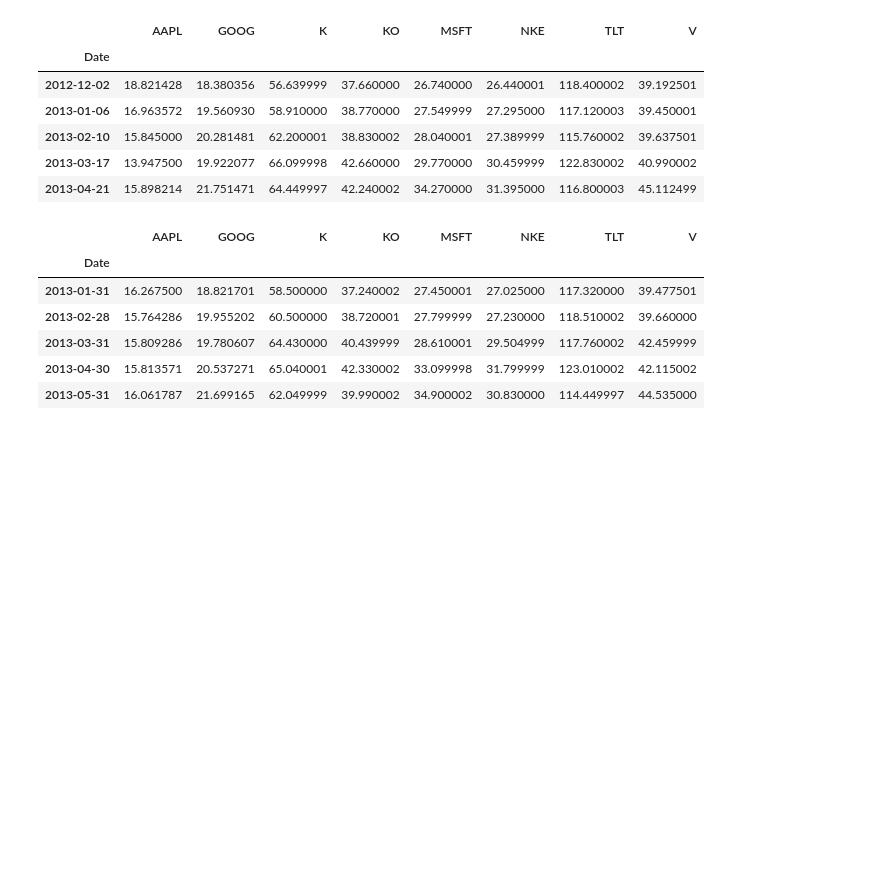
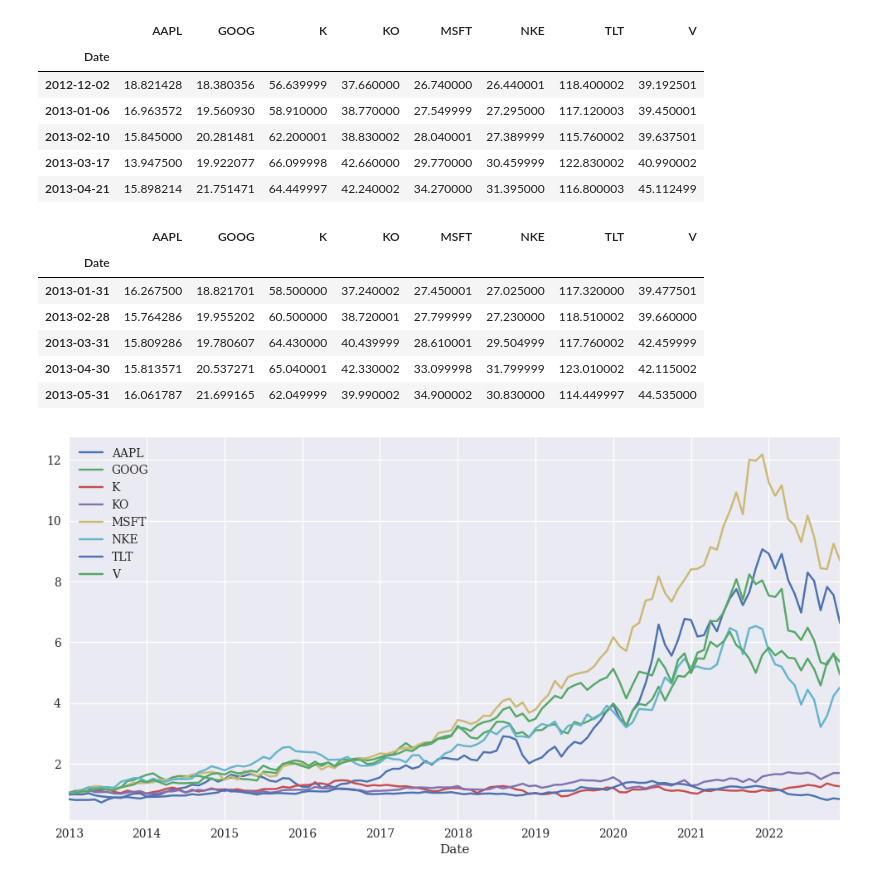
Before and after one commit to MartinKasak/Python_Finance_Numpy_Pandas, a Jupyter notebook: Python Finance.ipynb, the cells around one changed output. Cells and saved outputs as stored; diff of their text form; code cells hidden in the pictures; blank space fills up the shorter version.

```diff
--- a/Python Finance.ipynb
+++ b/Python Finance.ipynb
@@ -175,3 +175,8 @@ df_multiple_symbols.resample('1m', label='right').last().head()
 | 2013-03-31 | 15.809286 | 19.780607 | 64.430000 | 40.439999 | 28.610001 | 29.504999 | 117.760002 | 42.459999 |
 | 2013-04-30 | 15.813571 | 20.537271 | 65.040001 | 42.330002 | 33.099998 | 31.799999 | 123.010002 | 42.115002 |
 | 2013-05-31 | 16.061787 | 21.699165 | 62.049999 | 39.990002 | 34.900002 | 30.830000 | 114.449997 | 44.535000 |
+# %%
+#1 kuu intervalliga
+rets.cumsum().apply(np.exp).resample('1m', label='right').last().plot(figsize=(12, 6));
+# %% [output]
+[figure, added]
```
Also changed, not shown: parts of 10 cells of this notebook.
